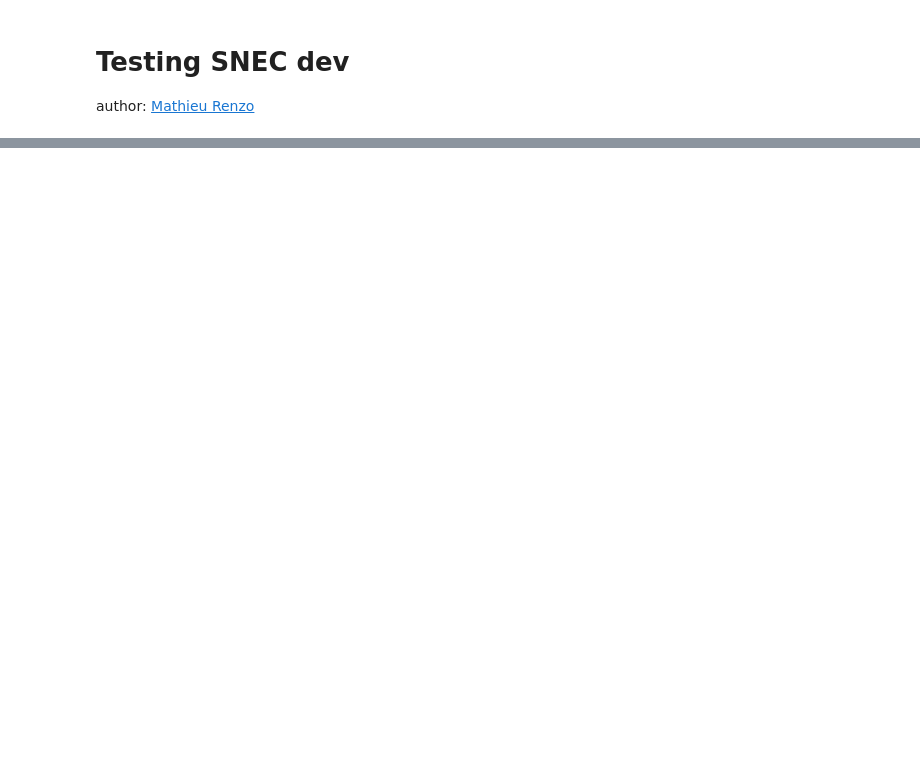
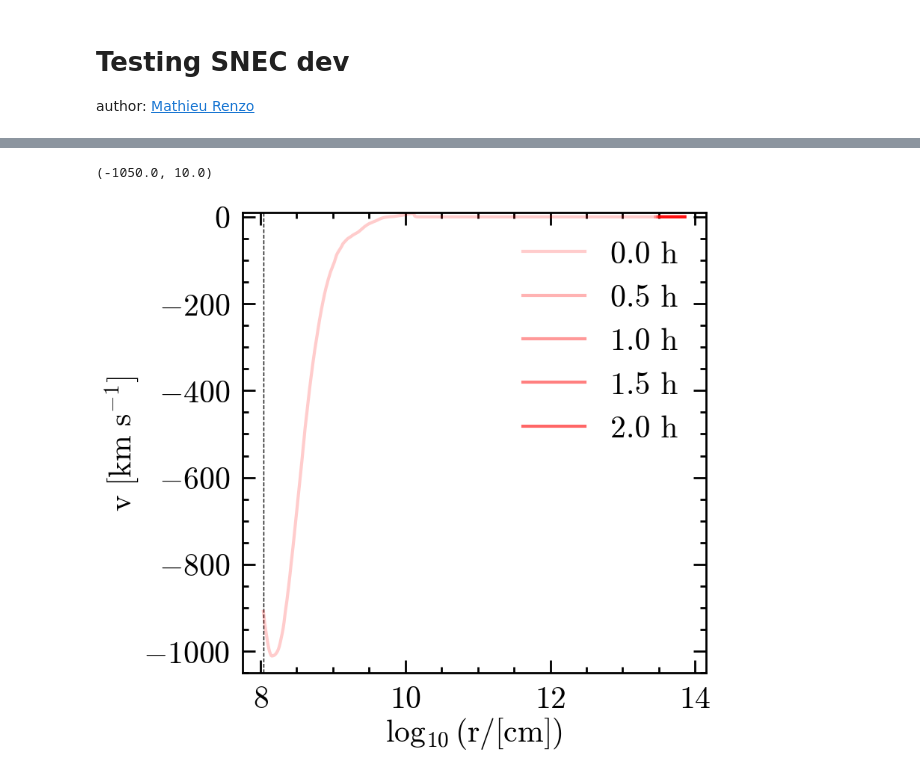
Before and after one commit to mathren/SNEC, a Jupyter notebook: scripts/dev_SNEC.ipynb, the cells around one changed output, grey strips where cells are left out. Saved outputs shown, nothing was run; the diff lists cells and outputs as text; code cells hidden in the pictures; blank space fills up the shorter version.

```diff
--- a/scripts/dev_SNEC.ipynb
+++ b/scripts/dev_SNEC.ipynb
@@ -72,0 +122,25 @@ Text(0, 0.5, '$m \\ [M_{\\odot}]$')
+# %%
+fig = plt.figure()
+gs = gridspec.GridSpec(150, 100)
+ax = fig.add_subplot(gs[:, :])
+
+vel_data = SNEC_output_parser(baseline_vel)
+keys = np.array(list(vel_data.keys()))
+vel_times = keys * u.s
+
+# times = np.linspace(0, 86400, 100)
+# colors1 = plt.cm.viridis(np.linspace(0,1, len(times)))
+for i, t in enumerate(vel_times):
+    # if i%2 ==0: continue
+    alpha = 1.0-(0.8 - 0.1*i)
+    # plot_v_radius_time(t, baseline_vel, baseline_mass, ax=ax, label=f"{t.to(u.h):.1f}", c='b', alpha=alpha)
+    # plot_v_radius_time(t, testing_weak_expl_vel, testing_weak_expl_mass, ax=ax, label=f"{t.to(u.h):.1f}", c='r', alpha=alpha)
+    plot_v_radius_time(t, testing_vel, testing_mass, ax=ax, label=f"{t.to(u.h):.1f}", alpha=alpha, c='r')
+
+ax.set_xlabel(r'$\log_{10}(r/\mathrm{[cm]})$')
+ax.set_ylabel(r'$v \ [\mathrm{km\ s^{-1}}]$')
+ax.legend()
+ax.set_ylim(-1050, 10)
+# %% [output]
+(-1050.0, 10.0)
+[figure, added]
```
Also changed, not shown: parts of 8 cells of this notebook, 5 other files.
